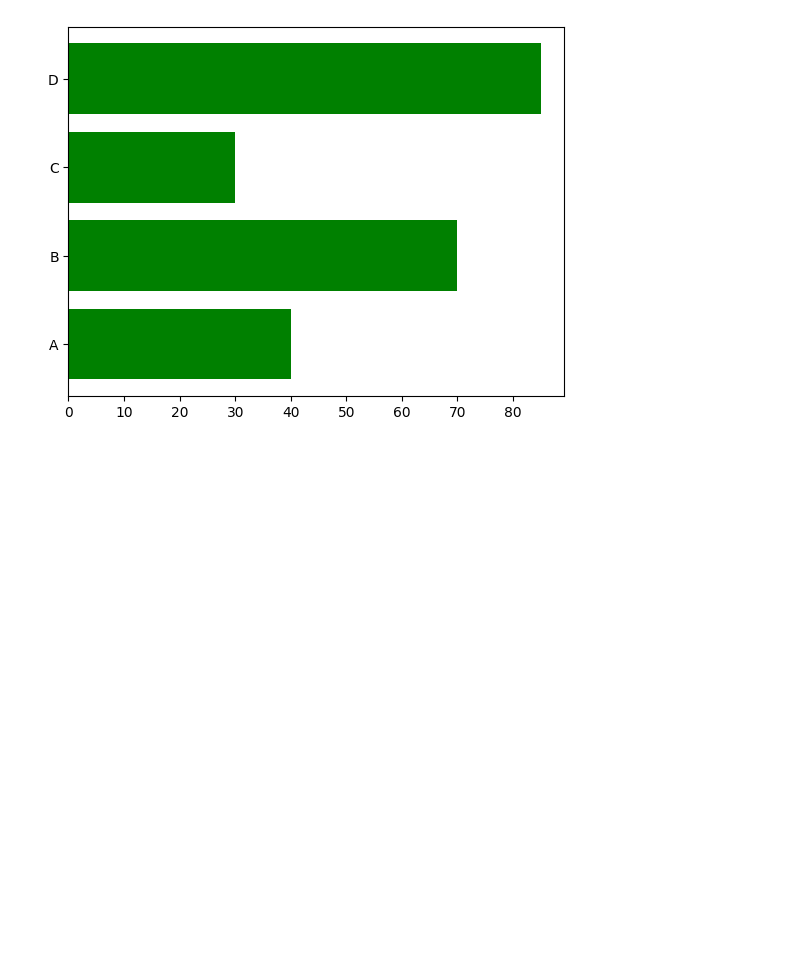
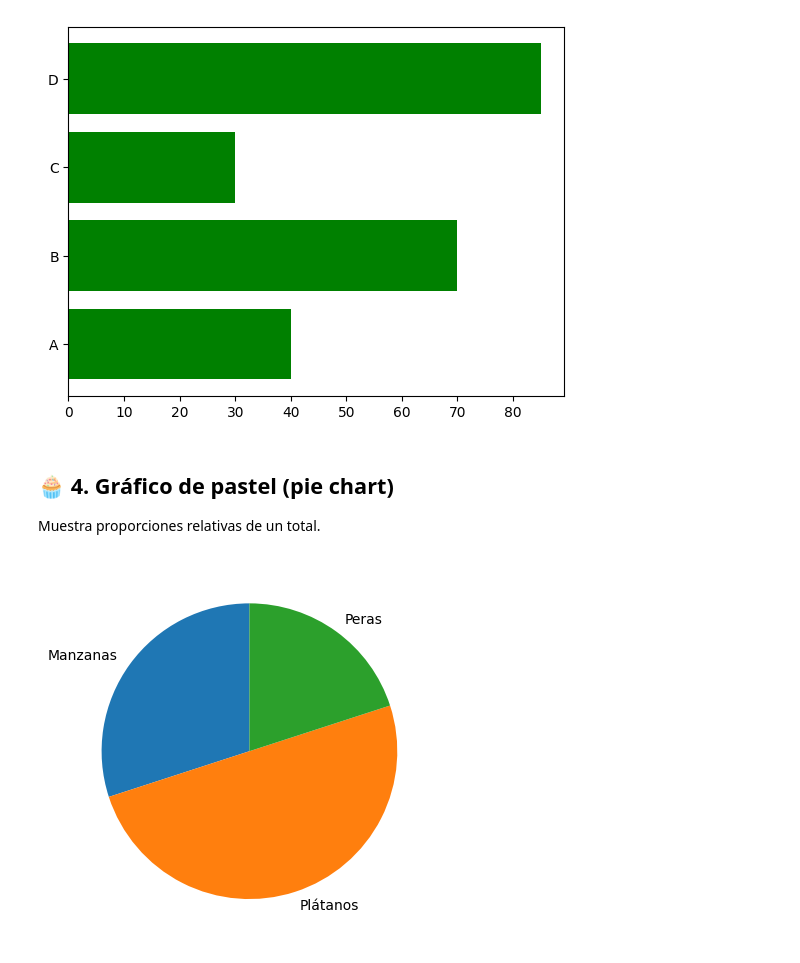
Before and after one commit to 12aptor/data-science-g4, a Jupyter notebook: dia4/matplotlib/2_matplotlib_tiposgraficos.ipynb, the cells around one changed output. Cells and saved outputs as stored; diff of their text form; code cells hidden in the pictures; blank space fills up the shorter version.

```diff
--- a/dia4/matplotlib/2_matplotlib_tiposgraficos.ipynb
+++ b/dia4/matplotlib/2_matplotlib_tiposgraficos.ipynb
@@ -33,3 +33,15 @@ plt.barh(categorias,valores,color='green')
 plt.show()
 # %% [output]
 [figure]
+# %% [markdown]
+## 🧁 4. Gráfico de pastel (pie chart)
+
+Muestra proporciones relativas de un total.
+# %%
+etiquetas = ['Manzanas', 'Plátanos', 'Peras']
+tamaños = [30, 50, 20]
+
+plt.pie(tamaños,labels=etiquetas,startangle=90)
+plt.show()
+# %% [output]
+[figure, added]
```
Also changed, not shown: parts of 6 cells of this notebook.
